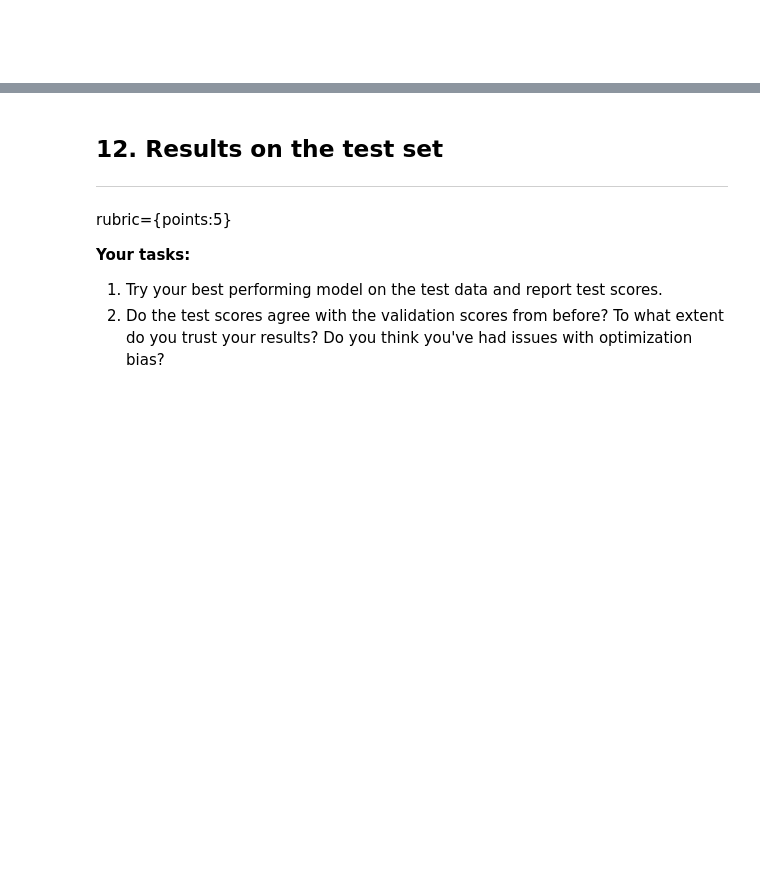
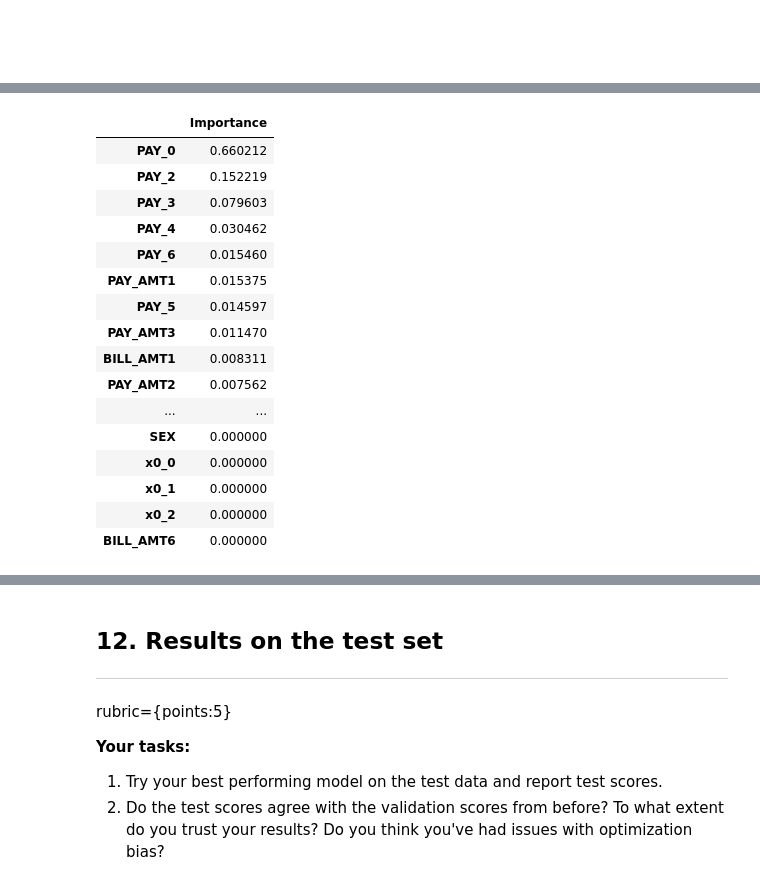
Before and after one commit to johnphan96/cpsc330-2021W2, a Jupyter notebook: hw/hw6/hw6.ipynb, the cells around one changed output, grey strips where cells are left out. Saved outputs shown, nothing was run; the diff lists cells and outputs as text; code cells hidden in the pictures; blank space fills up the shorter version.

```diff
--- a/hw/hw6/hw6.ipynb
+++ b/hw/hw6/hw6.ipynb
@@ -381,3 +608,7 @@ rubric={points:15}
 1. Use the methods we saw in class (e.g., `eli5`, `shap`) (or any other methods of your choice) to explain feature importances of one of the best performing models. Summarize your observations.
 # %% [markdown]
 <br><br>
+# %%
+# Adapted from lecture 12
+pipe_rf = random_search.best_estimator_
+pipe_rf.fit(X_train, y_train)
@@ -383,0 +633,12 @@ rubric={points:15}
+# %%
+ohe_feature_names = (
+    pipe_rf.named_steps["columntransformer"]
+    .named_transformers_["pipeline-2"]
+    .named_steps["onehotencoder"]
+    .get_feature_names()
+    .tolist()
+)
+feature_names = (
+    numeric_features + ordinal + binary_features + ohe_feature_names
+)
+feature_names
@@ -383,0 +663,26 @@ rubric={points:15}
+# %%
+data = {
+    "Importance": pipe_rf.named_steps["randomforestclassifier"].feature_importances_,
+}
+imps = pd.DataFrame(data=data, index=feature_names,).sort_values(
+    by="Importance", ascending=False
+)
+imps
+# %% [output]
+|  | Importance |
+| PAY_0 | 0.660212 |
+| PAY_2 | 0.152219 |
+| PAY_3 | 0.079603 |
+| PAY_4 | 0.030462 |
+| PAY_6 | 0.015460 |
+| PAY_AMT1 | 0.015375 |
+| PAY_5 | 0.014597 |
+| PAY_AMT3 | 0.011470 |
+| BILL_AMT1 | 0.008311 |
+| PAY_AMT2 | 0.007562 |
+| ... | ... |
+| SEX | 0.000000 |
+| x0_0 | 0.000000 |
+| x0_1 | 0.000000 |
+| x0_2 | 0.000000 |
+| BILL_AMT6 | 0.000000 |
```
Also changed, not shown: parts of 22 cells of this notebook.
